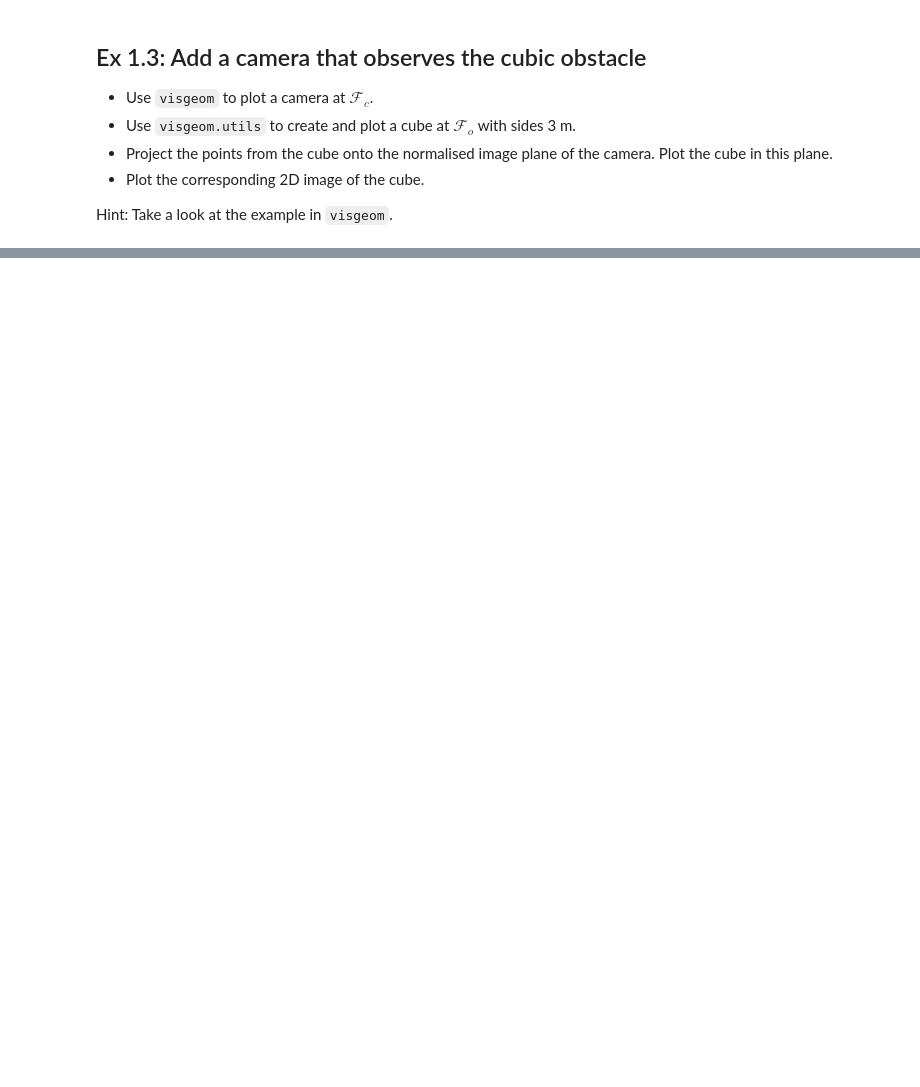
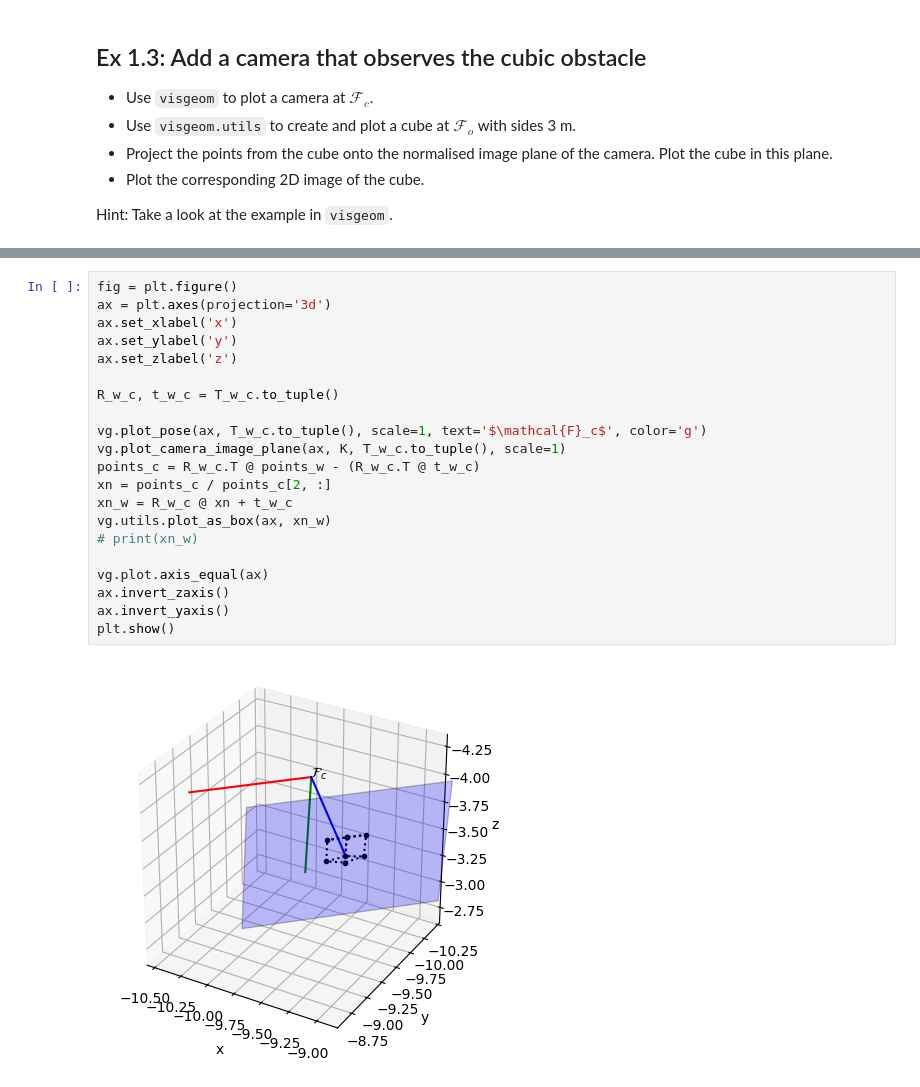
Before and after one commit to simon-cmyk/lab_02, a Jupyter notebook: 1_poses-and-cameras.ipynb, the cells around one changed output, grey strips where cells are left out. Drawn from its saved outputs; the diff is of its cells as text; blank space fills up the shorter version.

```diff
--- a/1_poses-and-cameras.ipynb
+++ b/1_poses-and-cameras.ipynb
@@ -391,0 +440,23 @@ Hint: Take a look at the example in `visgeom`.
+# %%
+fig = plt.figure()
+ax = plt.axes(projection='3d')
+ax.set_xlabel('x')
+ax.set_ylabel('y')
+ax.set_zlabel('z')
+
+R_w_c, t_w_c = T_w_c.to_tuple()
+
+vg.plot_pose(ax, T_w_c.to_tuple(), scale=1, text='$\mathcal{F}_c$', color='g')
+vg.plot_camera_image_plane(ax, K, T_w_c.to_tuple(), scale=1)
+points_c = R_w_c.T @ points_w - (R_w_c.T @ t_w_c)
+xn = points_c / points_c[2, :]
+xn_w = R_w_c @ xn + t_w_c
+vg.utils.plot_as_box(ax, xn_w)
+# print(xn_w)
+
+vg.plot.axis_equal(ax)
+ax.invert_zaxis()
+ax.invert_yaxis()
+plt.show()
+# %% [output]
+[figure, added]
```
Also changed, not shown: parts of 5 cells of this notebook, 1 other file.
